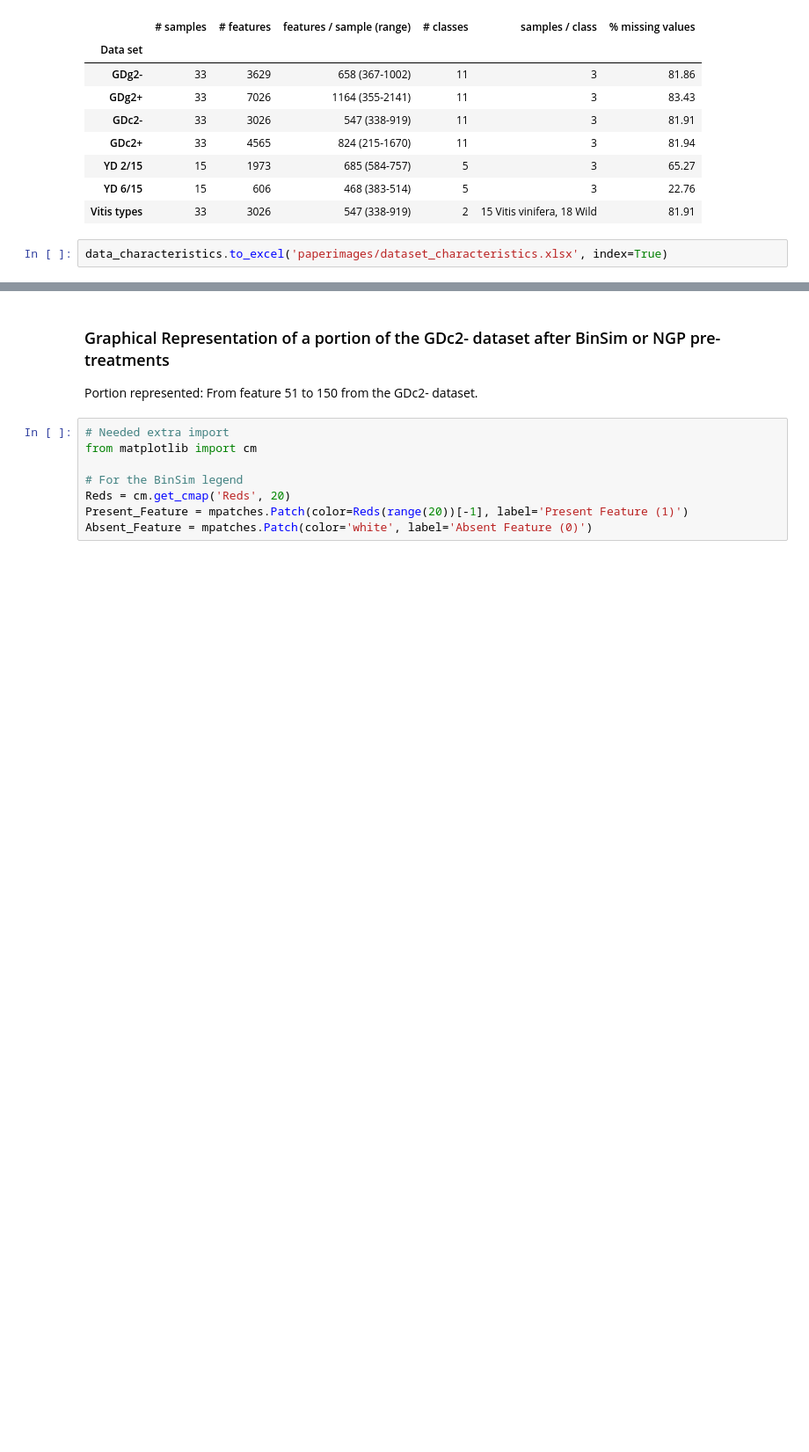
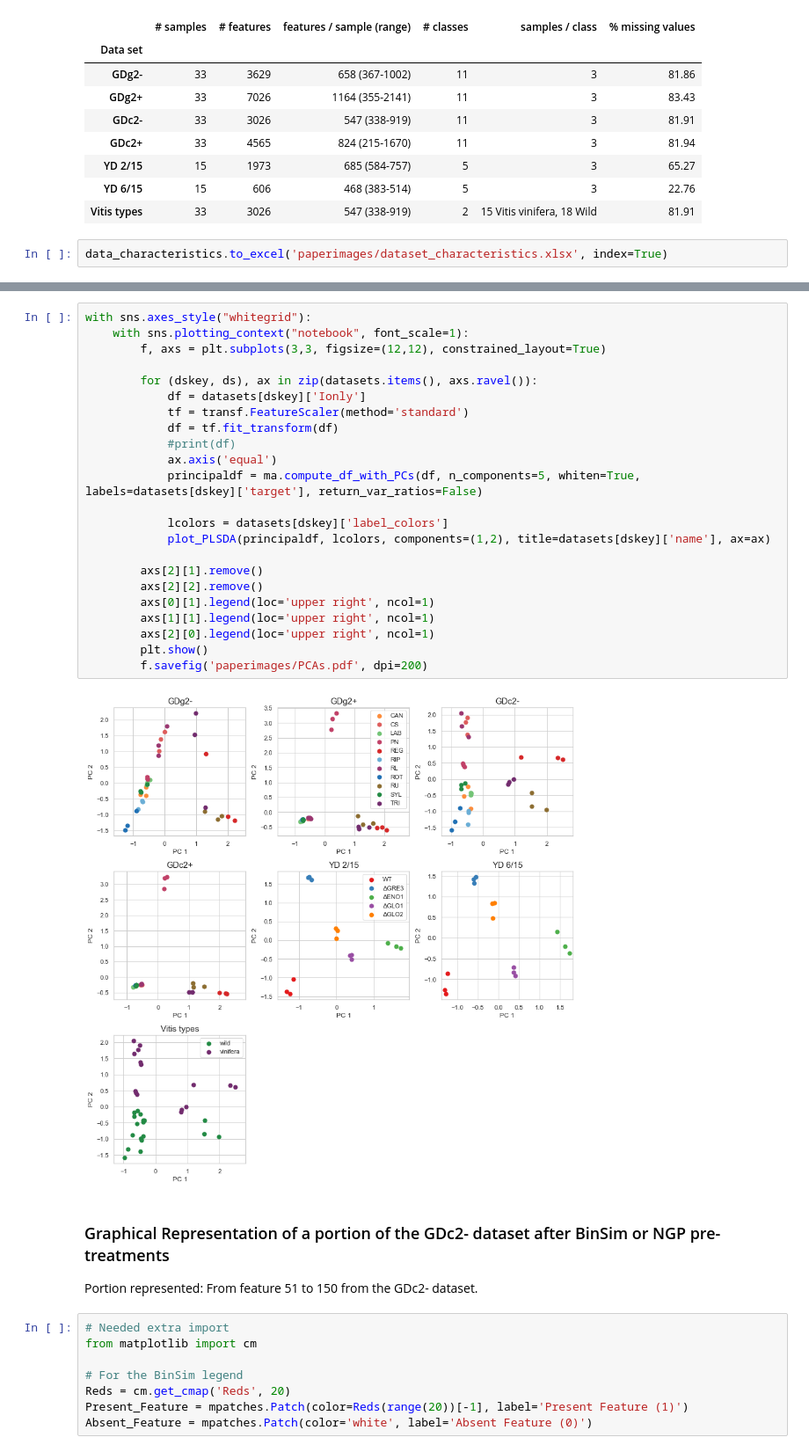
Before and after one commit to aeferreira/binsim_paper, a Jupyter notebook: paper_binsim.ipynb, the cells around one changed output, grey strips where cells are left out. Shown at 88% size. Drawn from its saved outputs; the diff is of its cells as text; blank space fills up the shorter version.

```diff
--- a/paper_binsim.ipynb
+++ b/paper_binsim.ipynb
@@ -673,3 +697,28 @@ data_characteristics.to_excel('paperimages/dataset_characteristics.xlsx', index=
+# %%
+with sns.axes_style("whitegrid"):
+    with sns.plotting_context("notebook", font_scale=1):
+        f, axs = plt.subplots(3,3, figsize=(12,12), constrained_layout=True)
+
+        for (dskey, ds), ax in zip(datasets.items(), axs.ravel()):
+            df = datasets[dskey]['Ionly']
+            tf = transf.FeatureScaler(method='standard')
+            df = tf.fit_transform(df)
+            #print(df)
+            ax.axis('equal')
+            principaldf = ma.compute_df_with_PCs(df, n_components=5, whiten=True, labels=datasets[dskey]['target'], return_var_ratios=False)
+
+            lcolors = datasets[dskey]['label_colors']
+            plot_PLSDA(principaldf, lcolors, components=(1,2), title=datasets[dskey]['name'], ax=ax)
+
+        axs[2][1].remove()
+        axs[2][2].remove()
+        axs[0][1].legend(loc='upper right', ncol=1)
+        axs[1][1].legend(loc='upper right', ncol=1)
+        axs[2][0].legend(loc='upper right', ncol=1)
+        plt.show()
+        f.savefig('paperimages/PCAs.pdf', dpi=200)
+# %% [output]
+[figure, added]
 # %% [markdown]
 ### Graphical Representation of a portion of the GDc2- dataset after BinSim or NGP pre-treatments
 
```
Also changed, not shown: parts of 2 cells of this notebook, 1 other file.
